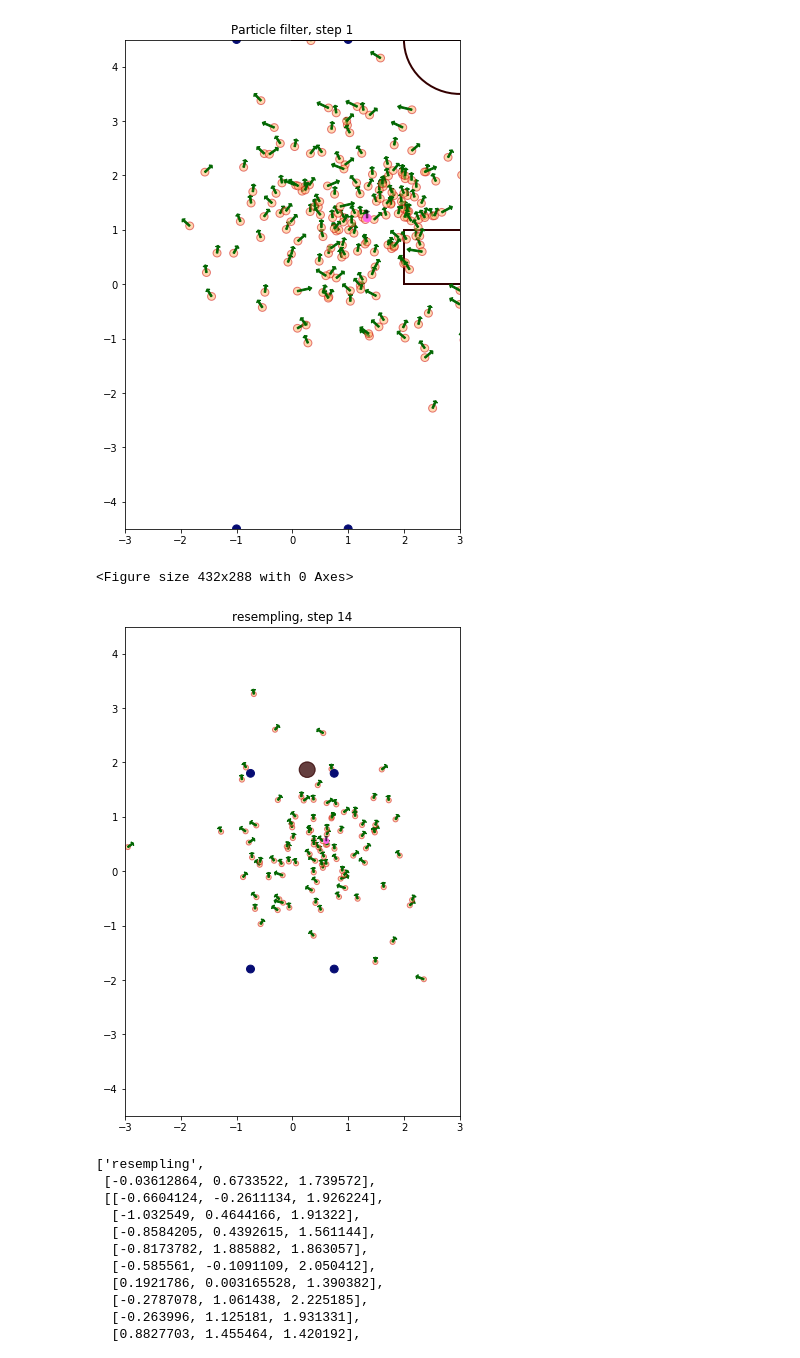
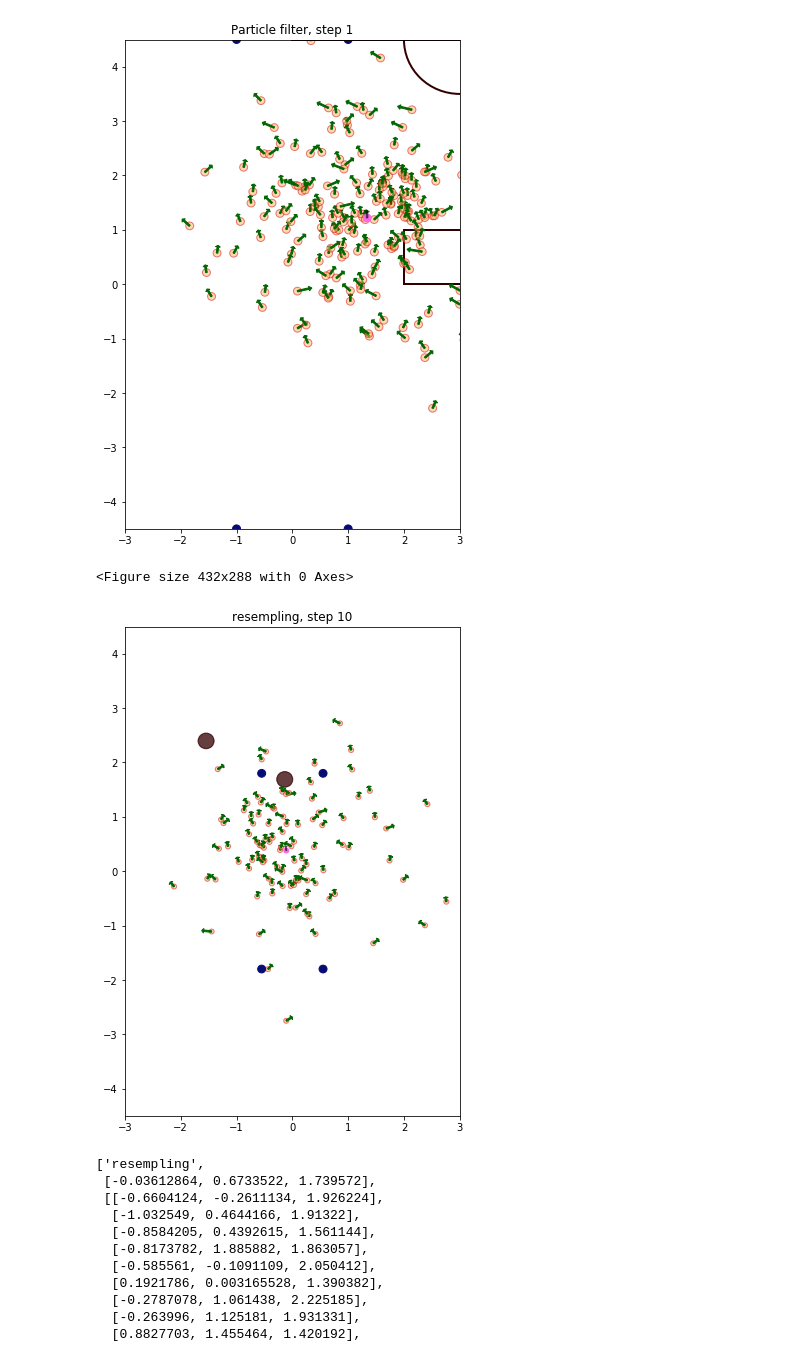
Before and after one commit to StarkitRobots/kondo_mv, a Jupyter notebook: localization/experiments/filter_for_micropython.ipynb, the cells around one changed output. Cells and saved outputs as stored; diff of their text form; code cells hidden in the pictures.

```diff
--- a/localization/experiments/filter_for_micropython.ipynb
+++ b/localization/experiments/filter_for_micropython.ipynb
@@ -465,7 +466,7 @@ def gaussian(x, sigma):
         # calculates the probability of x for 1-dim Gaussian with mean mu and var. sigma
     return math.exp(-(x ** 2) / (sigma ** 2)) / math.sqrt(2.0 * math.pi * (sigma ** 2))
 # %%
-logs = open('logs/logs3427.0.txt','r')
+logs = open('logs/logs1479.0.txt','r')
 # %%
 log = logs.read()
 # %%
@@ -491,10 +492,10 @@ for lg in logi[0::2]:
                     [[float(s.split()[0]),float(s.split()[1]),float(s.split()[2])] for s in particles],
                      pr])
 # %%
-visualization_logs(vis_logs, vis_logs[14], factor1 = 11, factor2 = 7)
+visualization_logs(vis_logs, vis_logs[10], factor1 = 11, factor2 = 7)
 # %% [output]
 <Figure size 432x288 with 0 Axes>
-[figure, old version]
+[figure, new version]
 # %%
 vis_logs[11]
 # %% [output]
```
Also changed, not shown: parts of 2 cells of this notebook, 3 other files.
